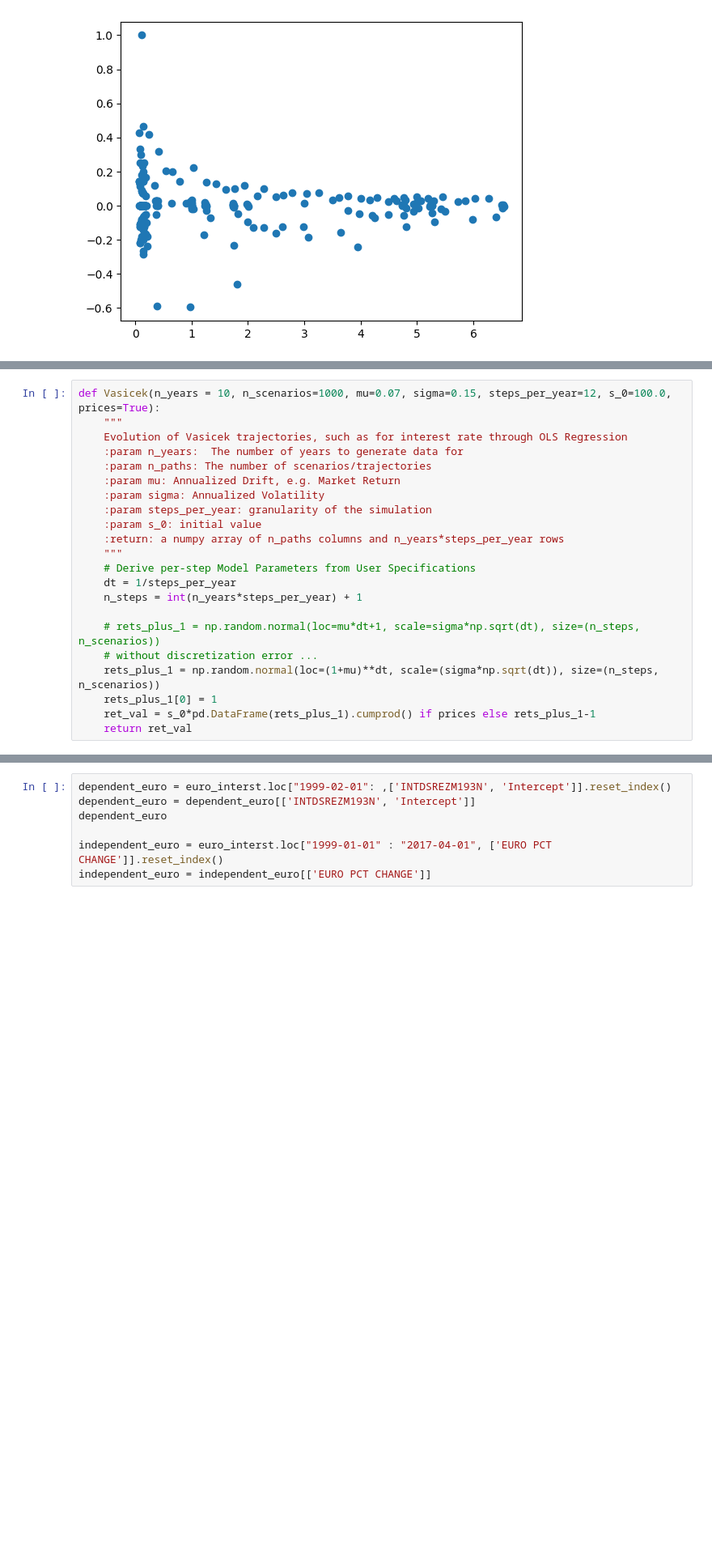
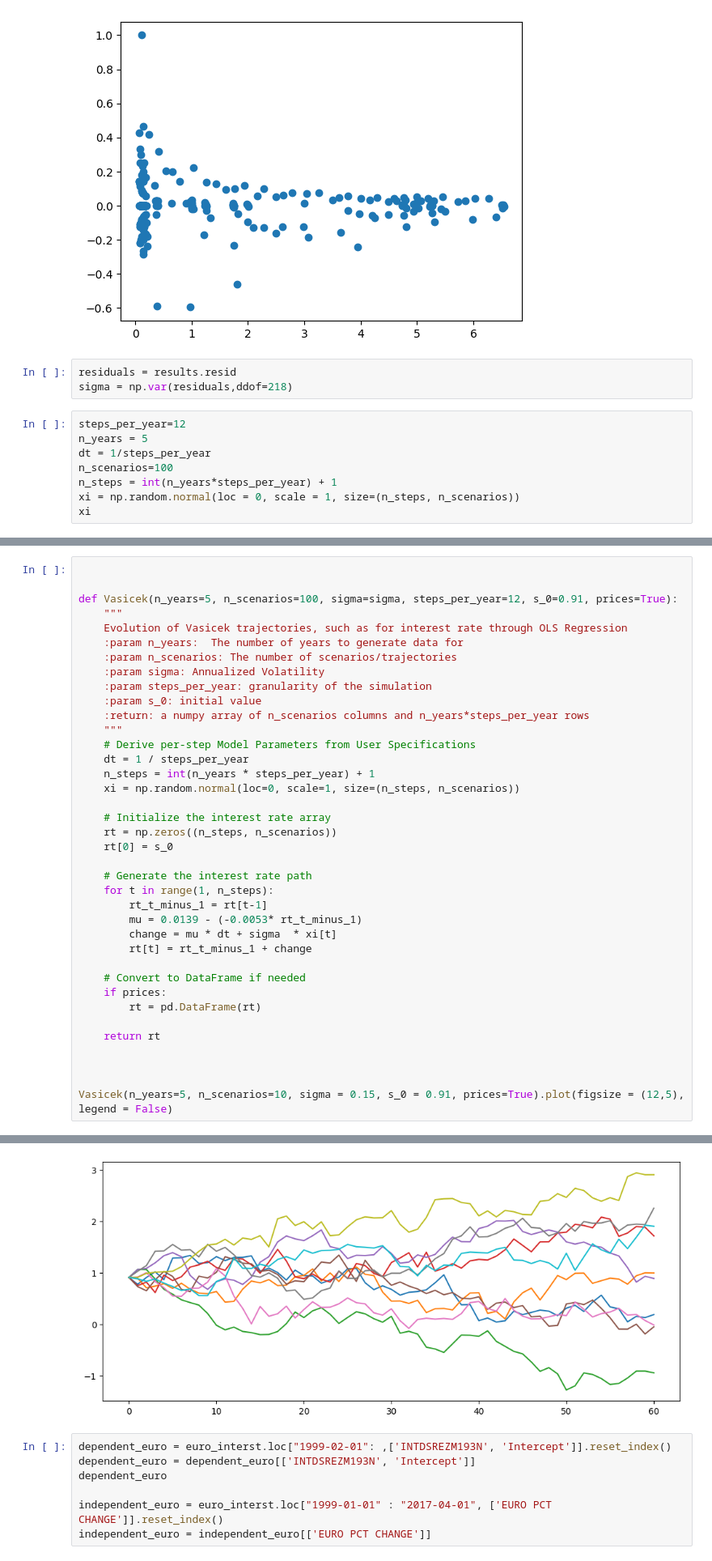
Before and after one commit to weiyuanoh/FYP, a Jupyter notebook: HE3004.ipynb, the cells around one changed output, grey strips where cells are left out. Shown at 81% size. Drawn from its saved outputs; the diff is of its cells as text; blank space fills up the shorter version.

```diff
--- a/HE3004.ipynb
+++ b/HE3004.ipynb
@@ -67,3 +67,14 @@ plt.scatter(independent['FEDFUNDS'], dependent)
 plt.show()
 # %% [output]
 [figure]
+# %%
+residuals = results.resid
+sigma = np.var(residuals,ddof=218)
+# %%
+steps_per_year=12
+n_years = 5
+dt = 1/steps_per_year
+n_scenarios=100
+n_steps = int(n_years*steps_per_year) + 1
+xi = np.random.normal(loc = 0, scale = 1, size=(n_steps, n_scenarios))
+xi
@@ -70,22 +95,39 @@ plt.show()
 # %%
-def Vasicek(n_years = 10, n_scenarios=1000, mu=0.07, sigma=0.15, steps_per_year=12, s_0=100.0, prices=True):
+
+
+def Vasicek(n_years=5, n_scenarios=100, sigma=sigma, steps_per_year=12, s_0=0.91, prices=True):
     """
     Evolution of Vasicek trajectories, such as for interest rate through OLS Regression
     :param n_years:  The number of years to generate data for
-    :param n_paths: The number of scenarios/trajectories
-    :param mu: Annualized Drift, e.g. Market Return
+    :param n_scenarios: The number of scenarios/trajectories
     :param sigma: Annualized Volatility
     :param steps_per_year: granularity of the simulation
     :param s_0: initial value
-    :return: a numpy array of n_paths columns and n_years*steps_per_year rows
+    :return: a numpy array of n_scenarios columns and n_years*steps_per_year rows
     """
     # Derive per-step Model Parameters from User Specifications
-    dt = 1/steps_per_year
-    n_steps = int(n_years*steps_per_year) + 1
+    dt = 1 / steps_per_year
+    n_steps = int(n_years * steps_per_year) + 1
+    xi = np.random.normal(loc=0, scale=1, size=(n_steps, n_scenarios))
 
-    # rets_plus_1 = np.random.normal(loc=mu*dt+1, scale=sigma*np.sqrt(dt), size=(n_steps, n_scenarios))
-    # without discretization error ...
-    rets_plus_1 = np.random.normal(loc=(1+mu)**dt, scale=(sigma*np.sqrt(dt)), size=(n_steps, n_scenarios))
-    rets_plus_1[0] = 1
-    ret_val = s_0*pd.DataFrame(rets_plus_1).cumprod() if prices else rets_plus_1-1
-    return ret_val
+    # Initialize the interest rate array
+    rt = np.zeros((n_steps, n_scenarios))
+    rt[0] = s_0
+
+    # Generate the interest rate path
+    for t in range(1, n_steps):
+        rt_t_minus_1 = rt[t-1]
+        mu = 0.0139 - (-0.0053* rt_t_minus_1)
+        change = mu * dt + sigma  * xi[t]
+        rt[t] = rt_t_minus_1 + change
+
+    # Convert to DataFrame if needed
+    if prices:
+        rt = pd.DataFrame(rt)
+
+    return rt
+
+
+
+Vasicek(n_years=5, n_scenarios=10, sigma = 0.15, s_0 = 0.91, prices=True).plot(figsize = (12,5), legend = False)
+# %% [output]
@@ -92,3 +135,4 @@ def Vasicek(n_years = 10, n_scenarios=1000, mu=0.07, sigma=0.15, steps_per_year=
+[figure, added]
 # %%
 dependent_euro = euro_interst.loc["1999-02-01": ,['INTDSREZM193N', 'Intercept']].reset_index()
 dependent_euro = dependent_euro[['INTDSREZM193N', 'Intercept']]
```
Also changed, not shown: parts of 3 cells of this notebook.
